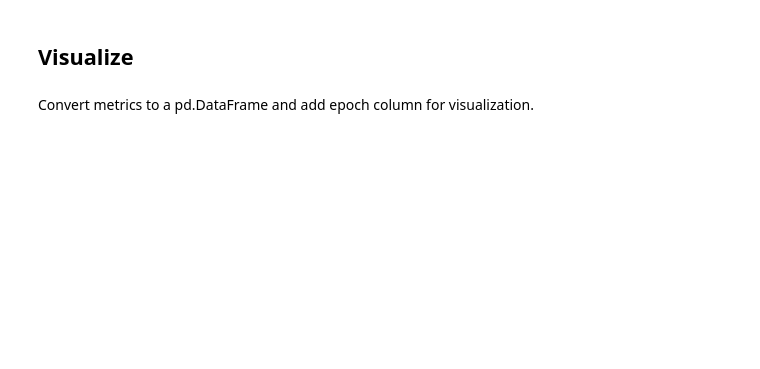
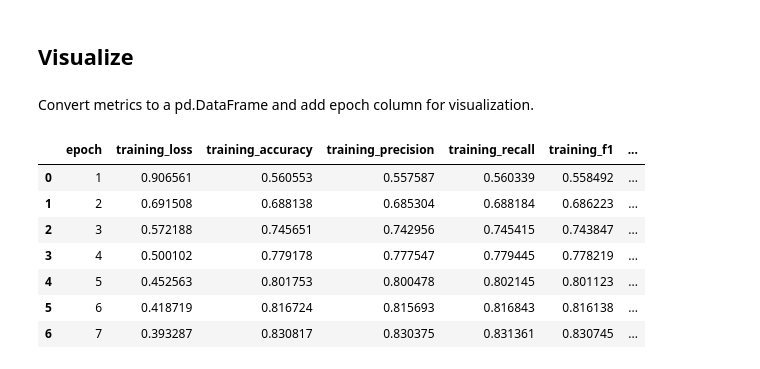
Before and after one commit to tikadatta2005/CNN-Action-Recognition, a Jupyter notebook: experiments/norm_do_img64_c4_lr0.005_os.ipynb, the cells around one changed output. Drawn from its saved outputs; the diff is of its cells as text; code cells hidden in the pictures; blank space fills up the shorter version.

```diff
--- a/experiments/norm_do_img64_c4_lr0.005_os.ipynb
+++ b/experiments/norm_do_img64_c4_lr0.005_os.ipynb
@@ -126,7 +127,16 @@ metrics = pd.DataFrame(metrics)
 epochs = [i+1 for i  in range(len(metrics))]
 metrics["epoch"] = epochs
 # %%
-metrics.iloc[20:60]
+metrics
+# %% [output]
+|  | epoch | training_loss | training_accuracy | training_precision | training_recall | training_f1 | ... |
+| 0 | 1 | 0.906561 | 0.560553 | 0.557587 | 0.560339 | 0.558492 | ... |
+| 1 | 2 | 0.691508 | 0.688138 | 0.685304 | 0.688184 | 0.686223 | ... |
+| 2 | 3 | 0.572188 | 0.745651 | 0.742956 | 0.745415 | 0.743847 | ... |
+| 3 | 4 | 0.500102 | 0.779178 | 0.777547 | 0.779445 | 0.778219 | ... |
+| 4 | 5 | 0.452563 | 0.801753 | 0.800478 | 0.802145 | 0.801123 | ... |
+| 5 | 6 | 0.418719 | 0.816724 | 0.815693 | 0.816843 | 0.816138 | ... |
+| 6 | 7 | 0.393287 | 0.830817 | 0.830375 | 0.831361 | 0.830745 | ... |
 # %%
 fig, axes = plt.subplots(3, 2, figsize=(15, 10))
 axes = axes.flatten()
```
Also changed, not shown: parts of 2 cells of this notebook, 6 other files.
